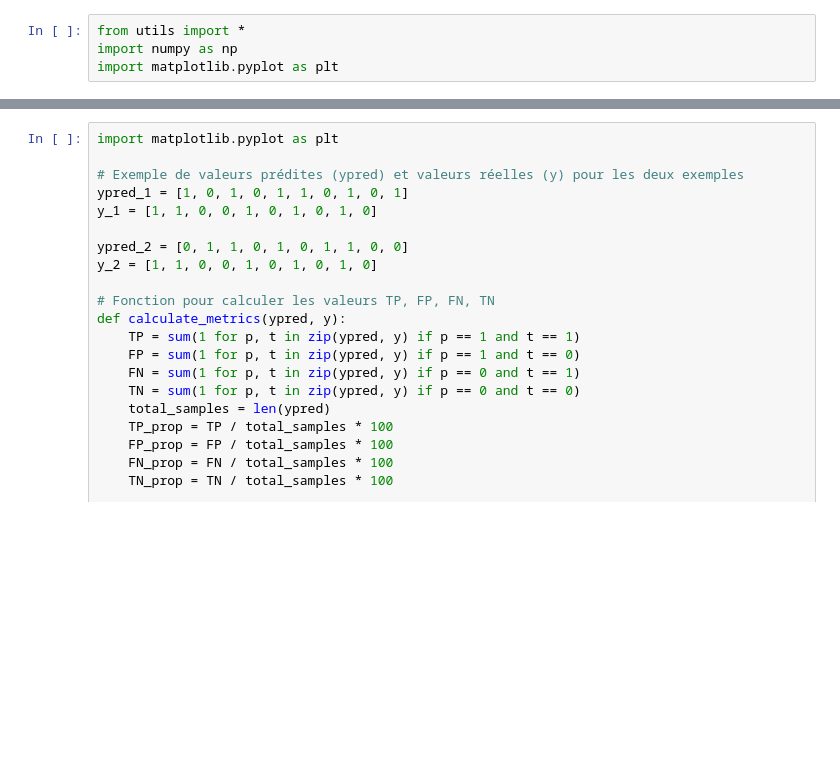
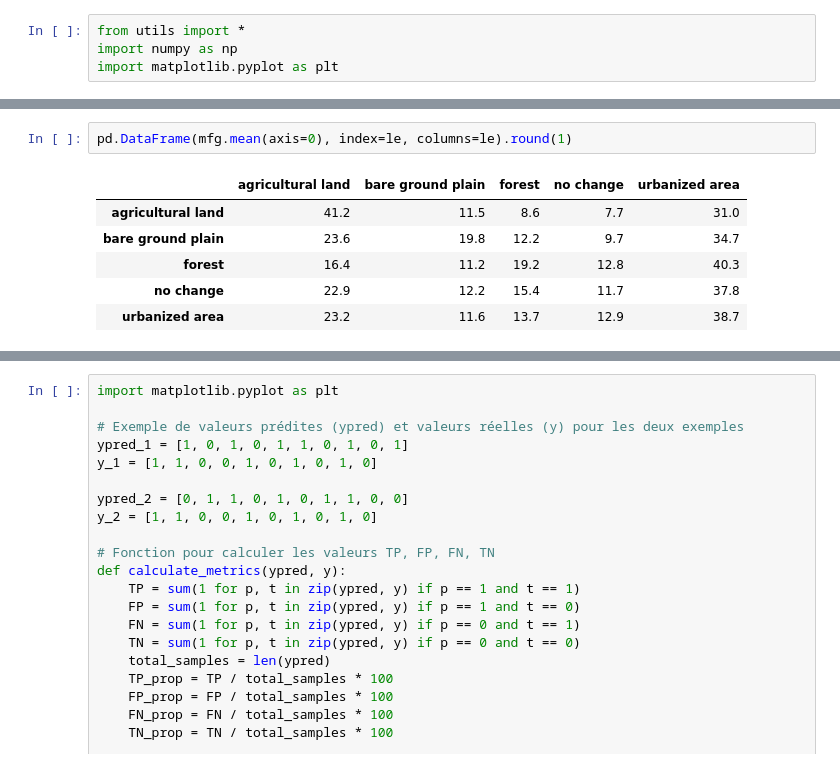
Before and after one commit to Matthieu-Gallet/WECS_local_classification, a Jupyter notebook: WECS_local/fig.ipynb, the cells around one changed output, grey strips where cells are left out. Cells and saved outputs as stored; diff of their text form; blank space fills up the shorter version.

```diff
--- a/WECS_local/fig.ipynb
+++ b/WECS_local/fig.ipynb
@@ -63,0 +112,9 @@ plt.show()
+# %%
+pd.DataFrame(mfg.mean(axis=0), index=le, columns=le).round(1)
+# %% [output]
+|  | agricultural land | bare ground plain | forest | no change | urbanized area |
+| agricultural land | 41.2 | 11.5 | 8.6 | 7.7 | 31.0 |
+| bare ground plain | 23.6 | 19.8 | 12.2 | 9.7 | 34.7 |
+| forest | 16.4 | 11.2 | 19.2 | 12.8 | 40.3 |
+| no change | 22.9 | 12.2 | 15.4 | 11.7 | 37.8 |
+| urbanized area | 23.2 | 11.6 | 13.7 | 12.9 | 38.7 |
```
Also changed, not shown: parts of 15 cells of this notebook, 4 other files.
